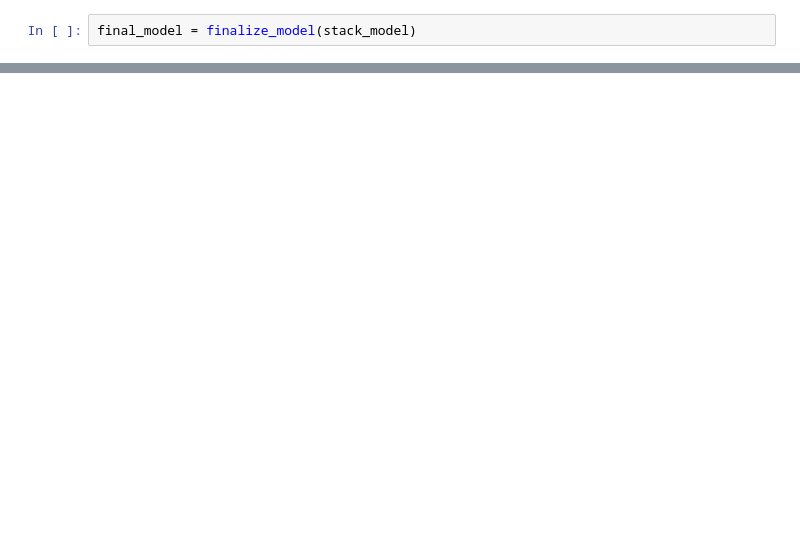
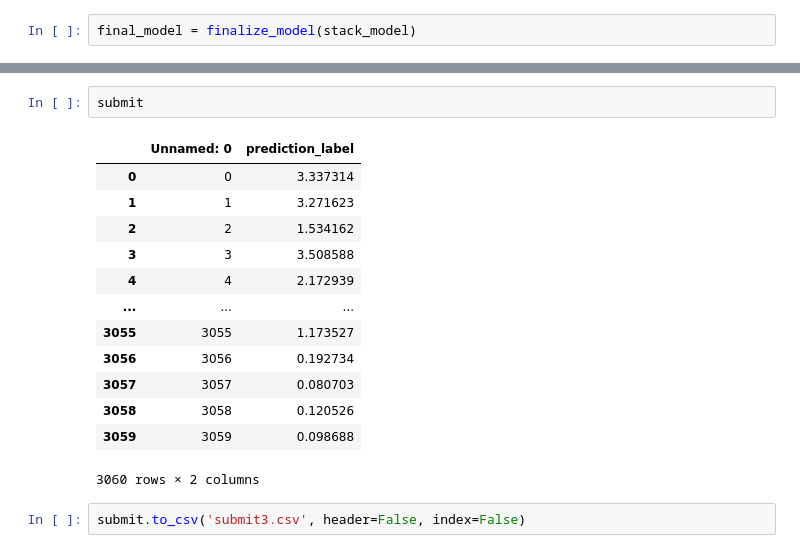
Before and after one commit to Makoto-Noda/dev, a Jupyter notebook: PBL01/PBL01/PBL01_model_permonth.ipynb, the cells around one changed output, grey strips where cells are left out. Saved outputs shown, nothing was run; the diff lists cells and outputs as text; blank space fills up the shorter version.

```diff
--- a/PBL01/PBL01/PBL01_model_permonth.ipynb
+++ b/PBL01/PBL01/PBL01_model_permonth.ipynb
@@ -85,0 +113,18 @@ predict = predict_model(final_model, data=test)
+# %%
+submit
+# %% [output]
+|  | Unnamed: 0 | prediction_label |
+| 0 | 0 | 3.337314 |
+| 1 | 1 | 3.271623 |
+| 2 | 2 | 1.534162 |
+| 3 | 3 | 3.508588 |
+| 4 | 4 | 2.172939 |
+| ... | ... | ... |
+| 3055 | 3055 | 1.173527 |
+| 3056 | 3056 | 0.192734 |
+| 3057 | 3057 | 0.080703 |
+| 3058 | 3058 | 0.120526 |
+| 3059 | 3059 | 0.098688 |
+3060 rows × 2 columns
+# %%
+submit.to_csv('submit3.csv', header=False, index=False)
```
Also changed, not shown: parts of 10 cells of this notebook, 4 other files.
